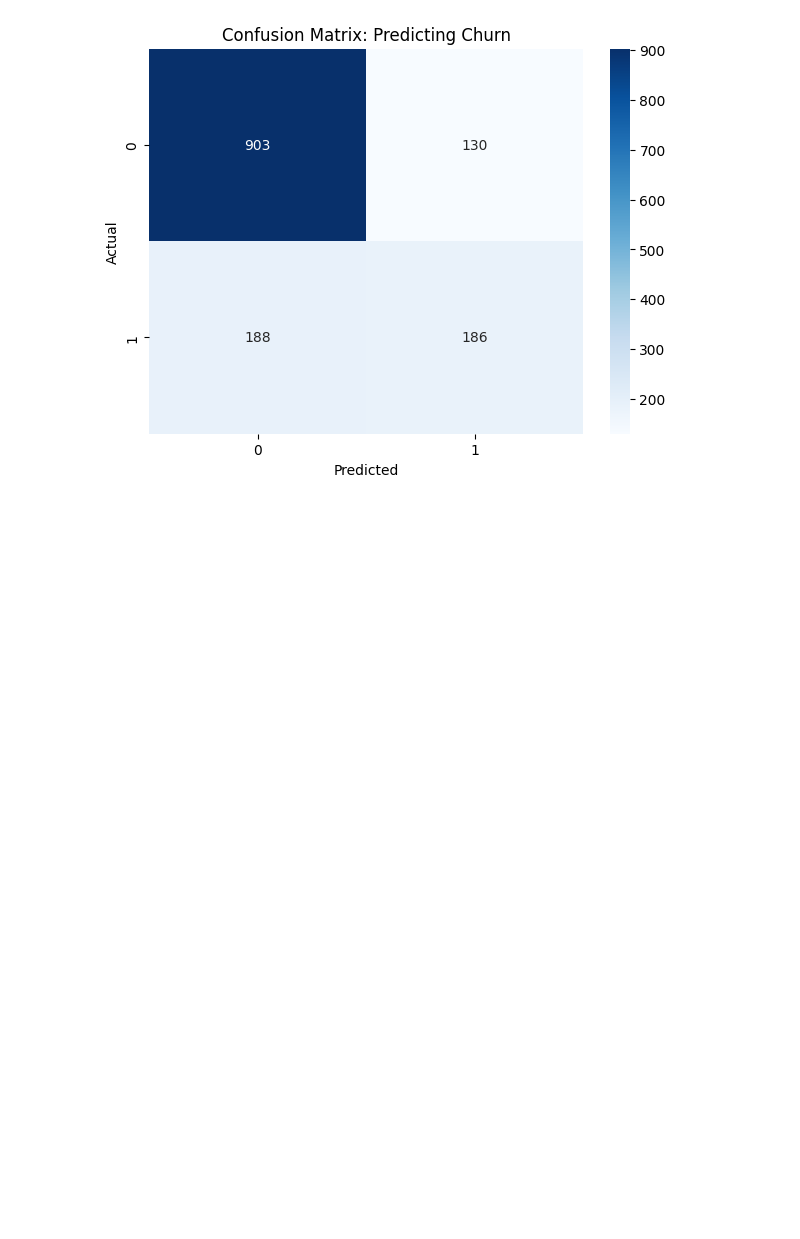
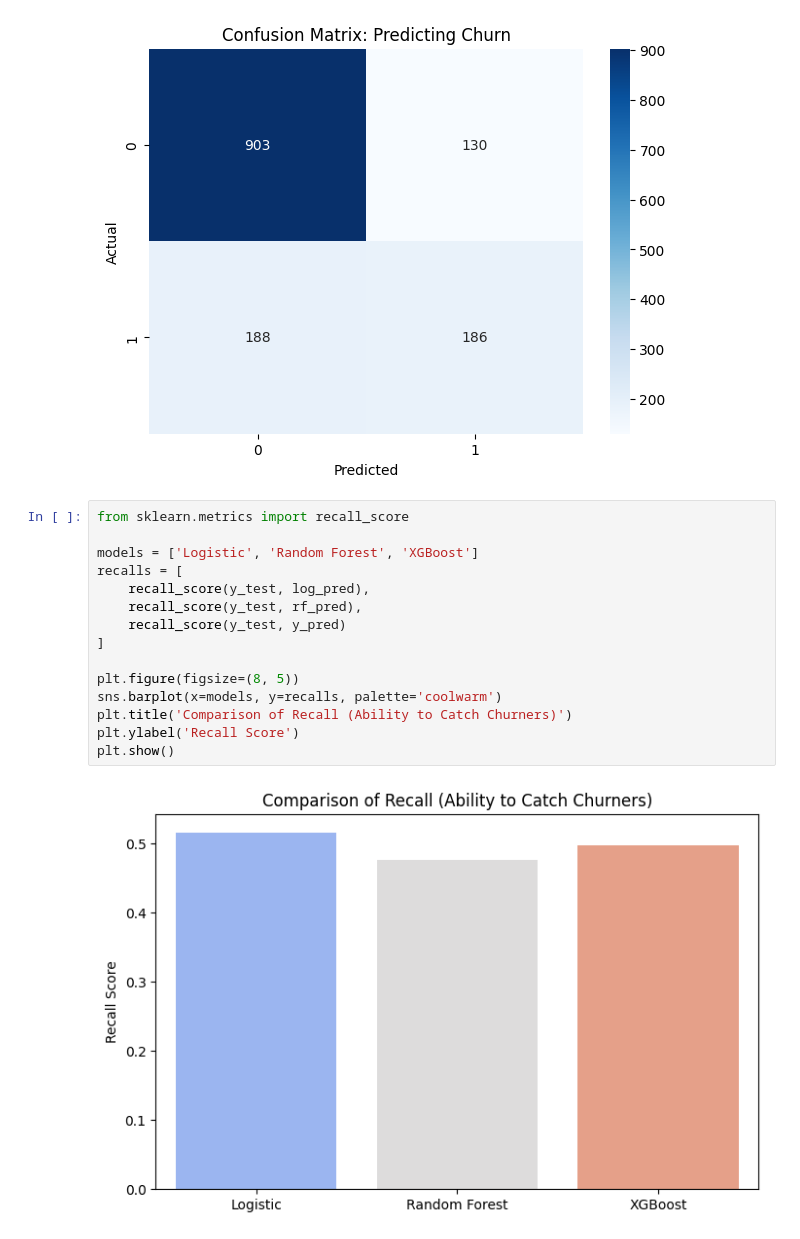
Before and after one commit to muhe-byte/Future_ML_02, a Jupyter notebook: Notebook.ipynb, the cells around one changed output. Cells and saved outputs as stored; diff of their text form; blank space fills up the shorter version.

```diff
--- a/Notebook.ipynb
+++ b/Notebook.ipynb
@@ -248,3 +255,20 @@ plt.title('Confusion Matrix: Predicting Churn')
 plt.show()
 # %% [output]
 [figure]
+# %%
+from sklearn.metrics import recall_score
+
+models = ['Logistic', 'Random Forest', 'XGBoost']
+recalls = [
+    recall_score(y_test, log_pred),
+    recall_score(y_test, rf_pred),
+    recall_score(y_test, y_pred)
+]
+
+plt.figure(figsize=(8, 5))
+sns.barplot(x=models, y=recalls, palette='coolwarm')
+plt.title('Comparison of Recall (Ability to Catch Churners)')
+plt.ylabel('Recall Score')
+plt.show()
+# %% [output]
+[figure, added]
```
Also changed, not shown: parts of 3 cells of this notebook.
